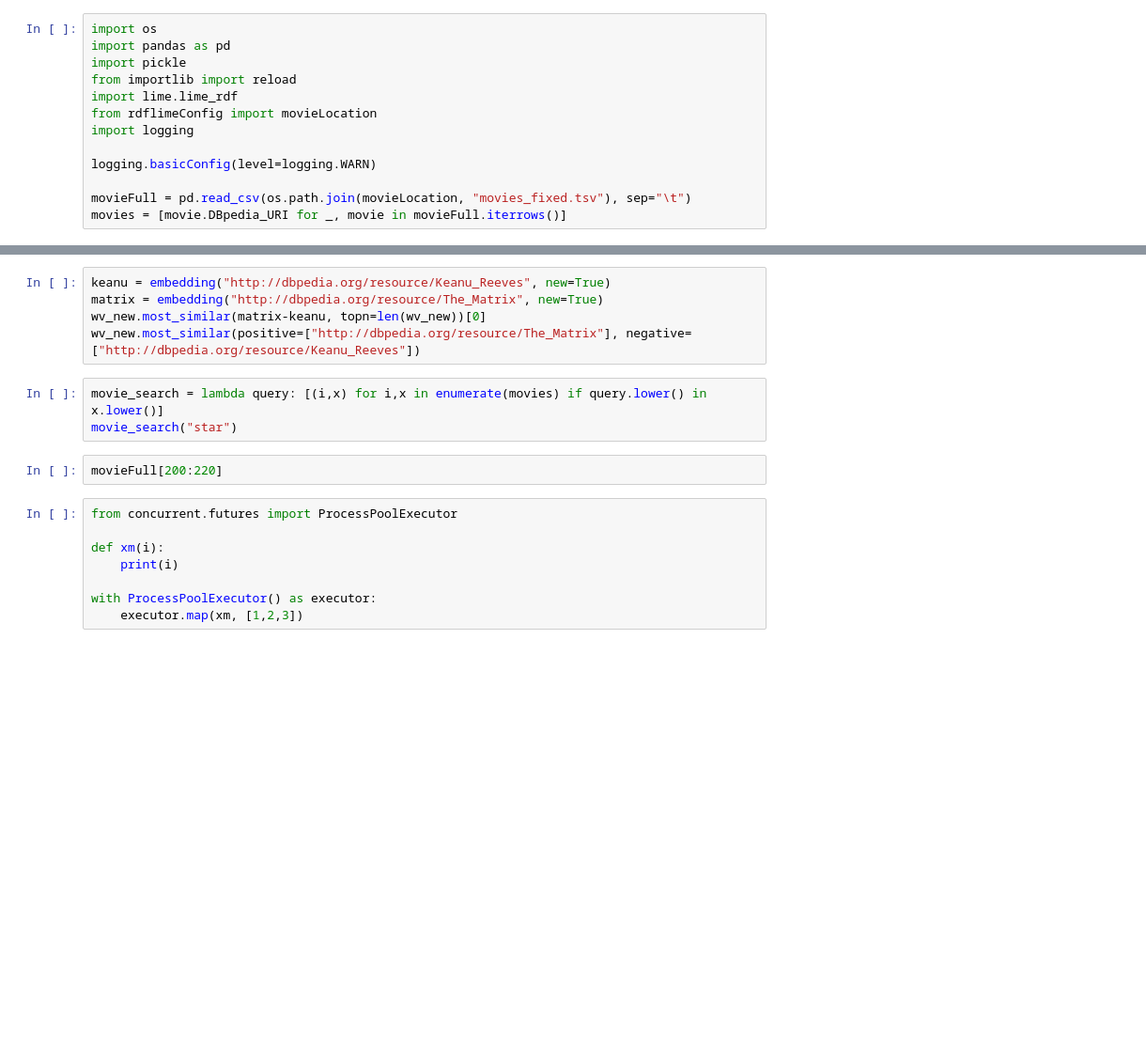
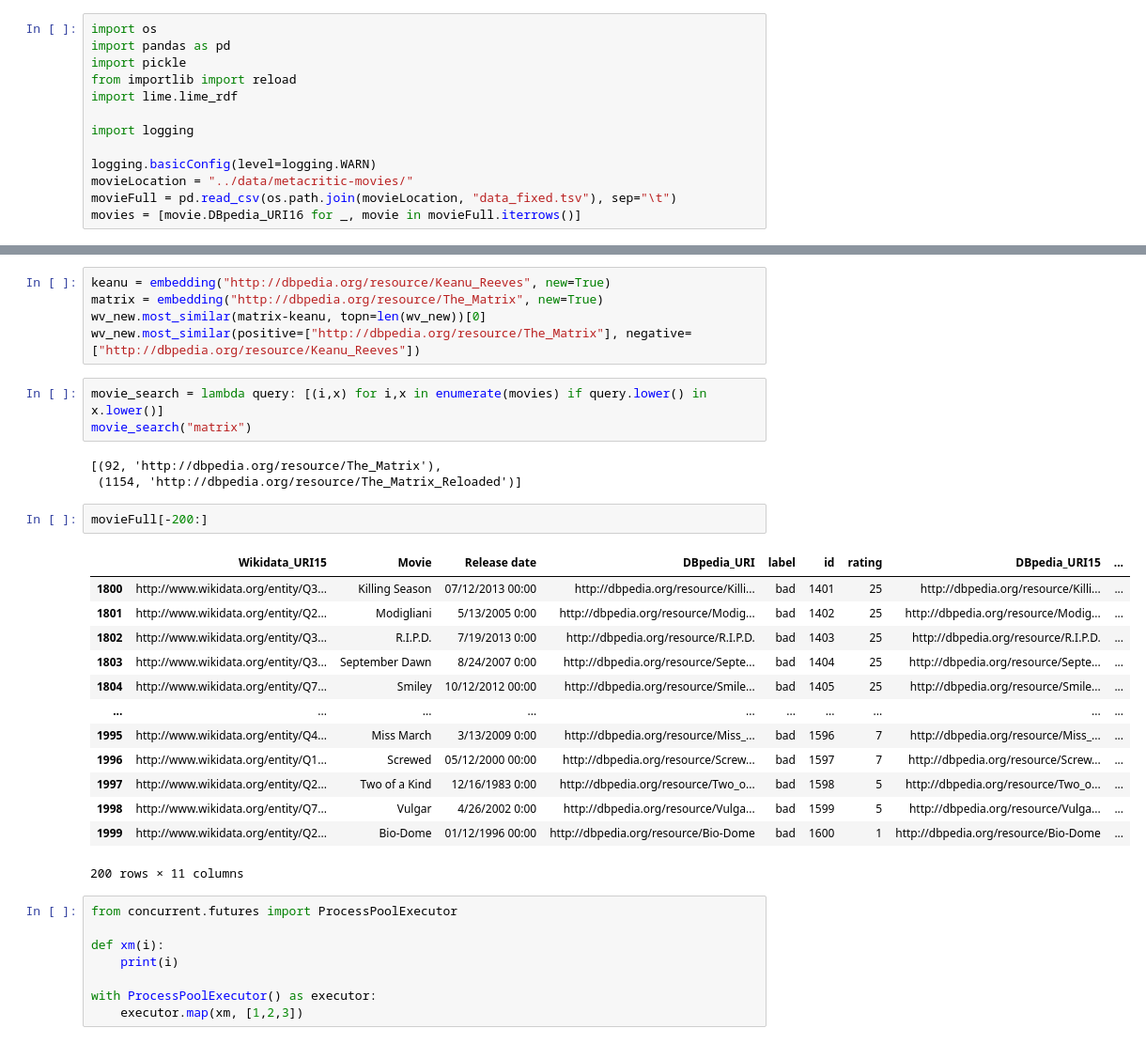
Before and after one commit to rgrenz/rdflime-util, a Jupyter notebook: notebooks/3_limetest.ipynb, the cells around one changed output, grey strips where cells are left out. Shown: that part at 94% size. Cells and saved outputs as stored; diff of their text form; blank space fills up the shorter version.

```diff
--- a/notebooks/3_limetest.ipynb
+++ b/notebooks/3_limetest.ipynb
@@ -4,10 +4,10 @@ import pandas as pd
 import pickle
 from importlib import reload
 import lime.lime_rdf
-from rdflimeConfig import movieLocation
+
 import logging
 
 logging.basicConfig(level=logging.WARN)
-
-movieFull = pd.read_csv(os.path.join(movieLocation, "movies_fixed.tsv"), sep="\t")
-movies = [movie.DBpedia_URI for _, movie in movieFull.iterrows()]
+movieLocation = "../data/metacritic-movies/"
+movieFull = pd.read_csv(os.path.join(movieLocation, "data_fixed.tsv"), sep="\t")
+movies = [movie.DBpedia_URI16 for _, movie in movieFull.iterrows()]
@@ -242,9 +322,26 @@ wv_new.most_similar(matrix-keanu, topn=len(wv_new))[0]
 wv_new.most_similar(positive=["http://dbpedia.org/resource/The_Matrix"], negative=["http://dbpedia.org/resource/Keanu_Reeves"])
 # %%
 movie_search = lambda query: [(i,x) for i,x in enumerate(movies) if query.lower() in x.lower()]
-movie_search("star")
+movie_search("matrix")
+# %% [output]
+[(92, 'http://dbpedia.org/resource/The_Matrix'),
+ (1154, 'http://dbpedia.org/resource/The_Matrix_Reloaded')]
 # %%
-movieFull[200:220]
+movieFull[-200:]
+# %% [output]
+|  | Wikidata_URI15 | Movie | Release date | DBpedia_URI | label | id | rating | DBpedia_URI15 | ... |
+| 1800 | http://www.wikidata.org/entity/Q3... | Killing Season | 07/12/2013 00:00 | http://dbpedia.org/resource/Killi... | bad | 1401 | 25 | http://dbpedia.org/resource/Killi... | ... |
+| 1801 | http://www.wikidata.org/entity/Q2... | Modigliani | 5/13/2005 0:00 | http://dbpedia.org/resource/Modig... | bad | 1402 | 25 | http://dbpedia.org/resource/Modig... | ... |
+| 1802 | http://www.wikidata.org/entity/Q3... | R.I.P.D. | 7/19/2013 0:00 | http://dbpedia.org/resource/R.I.P.D. | bad | 1403 | 25 | http://dbpedia.org/resource/R.I.P.D. | ... |
+| 1803 | http://www.wikidata.org/entity/Q3... | September Dawn | 8/24/2007 0:00 | http://dbpedia.org/resource/Septe... | bad | 1404 | 25 | http://dbpedia.org/resource/Septe... | ... |
+| 1804 | http://www.wikidata.org/entity/Q7... | Smiley | 10/12/2012 00:00 | http://dbpedia.org/resource/Smile... | bad | 1405 | 25 | http://dbpedia.org/resource/Smile... | ... |
+| ... | ... | ... | ... | ... | ... | ... | ... | ... | ... |
+| 1995 | http://www.wikidata.org/entity/Q4... | Miss March | 3/13/2009 0:00 | http://dbpedia.org/resource/Miss_... | bad | 1596 | 7 | http://dbpedia.org/resource/Miss_... | ... |
+| 1996 | http://www.wikidata.org/entity/Q1... | Screwed | 05/12/2000 00:00 | http://dbpedia.org/resource/Screw... | bad | 1597 | 7 | http://dbpedia.org/resource/Screw... | ... |
+| 1997 | http://www.wikidata.org/entity/Q2... | Two of a Kind | 12/16/1983 0:00 | http://dbpedia.org/resource/Two_o... | bad | 1598 | 5 | http://dbpedia.org/resource/Two_o... | ... |
+| 1998 | http://www.wikidata.org/entity/Q7... | Vulgar | 4/26/2002 0:00 | http://dbpedia.org/resource/Vulga... | bad | 1599 | 5 | http://dbpedia.org/resource/Vulga... | ... |
+| 1999 | http://www.wikidata.org/entity/Q2... | Bio-Dome | 01/12/1996 00:00 | http://dbpedia.org/resource/Bio-Dome | bad | 1600 | 1 | http://dbpedia.org/resource/Bio-Dome | ... |
+200 rows × 11 columns
 # %%
 from concurrent.futures import ProcessPoolExecutor
 
```
Also changed, not shown: parts of 9 cells of this notebook, 6 other files.
